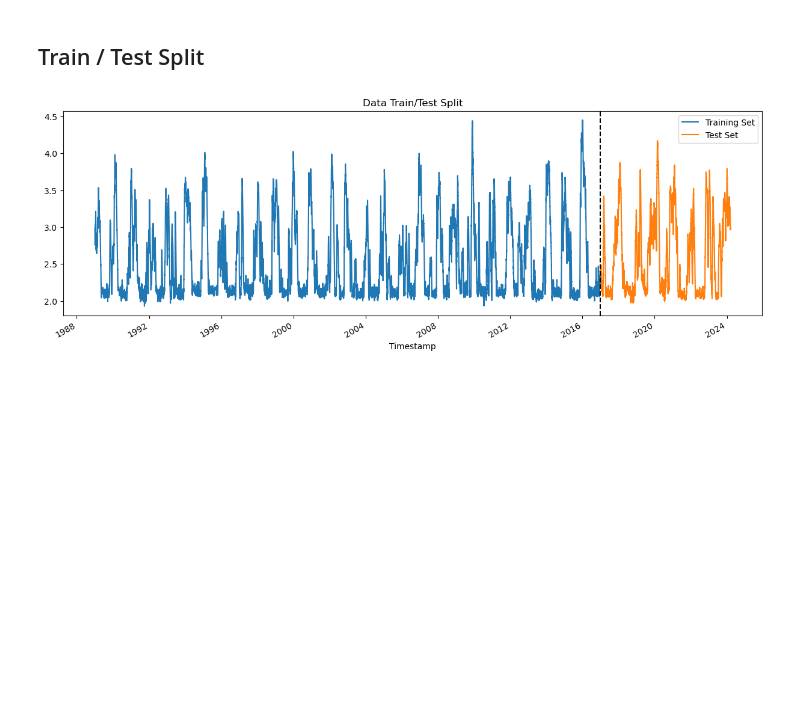
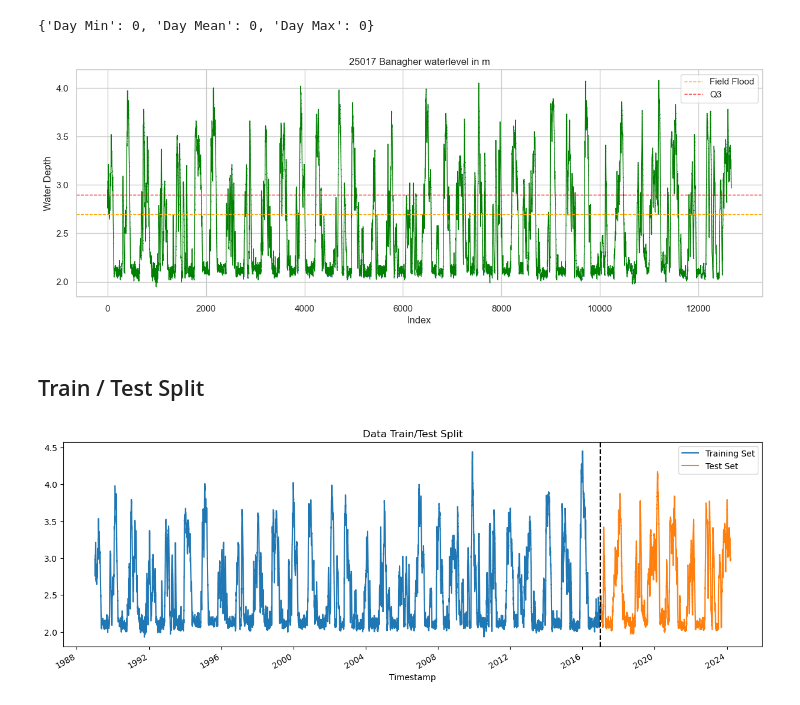
Before and after one commit to burked9/shannon-flood-piml, a Jupyter notebook: water_levels_banagher.ipynb, the cells around one changed output. Saved outputs shown, nothing was run; the diff lists cells and outputs as text; code cells hidden in the pictures; blank space fills up the shorter version.

```diff
--- a/water_levels_banagher.ipynb
+++ b/water_levels_banagher.ipynb
@@ -88,3 +167,59 @@ plt.show()
+# %%
+def drop_outliers(df_daily, scale=1.5, quantiles=(0.25, 0.75)):
+    #cleaned_df = df_daily.copy()  # Create a copy of the original DataFrame
+
+    for column in df_daily.columns:
+        series = df_daily[column]
+        (lower_bound, upper_bound) = find_outliers(series, scale, quantiles)
+
+        # Drop outliers
+        outliers_index = (series < lower_bound) | (series > upper_bound)
+        df_daily = df_daily[~outliers_index]
+
+    return df_daily
+
+df_daily = drop_outliers(df_daily)
+
+
+describe_outliers(df_daily) # now check outliers again
+# %% [output]
+{'Day Min': 0, 'Day Mean': 0, 'Day Max': 0}
+# %%
+# plot daily values now that I have dropped the outliers
+
+#df2.plot(style='.',
+#        figsize=(15,5),
+#        color=colour_pal[1],
+#        title='waterlevel in m, Dailies',
+#        markersize=1)
+#plt.show()
+
+plt.figure(figsize=(15, 5))
+
+# Resetting index to integers for plotting
+#df_daily.reset_index(inplace=True)
+
+sns.scatterplot(data=df_daily, x=df_daily.index, y='Day Mean', s=1)
+plt.plot(df_daily.index, df_daily['Day Mean'], color='green', linewidth=1)
+
+plt.axhline(y=field_flood, color='orange', linestyle='--', linewidth=1, label='Field Flood')
+
+# Calculate quartiles
+Q1 = df_daily['Day Mean'].quantile(0.25)
+Q3 = df_daily['Day Mean'].quantile(0.75)
+
+# Add quartile lines
+#plt.axhline(y=Q1, color='blue', linestyle='--', linewidth=1, label='Q1')
+plt.axhline(y=Q3, color='red', linestyle='--', linewidth=1, label='Q3')
+
+
+plt.title('25017 Banagher waterlevel in m')
+plt.xlabel('Index')
+plt.ylabel('Water Depth')
+plt.legend()
+plt.show()
+# %% [output]
+[figure, added]
 # %% [markdown]
 ## Train / Test Split
 # %%
```
Also changed, not shown: parts of 18 cells of this notebook, 4 other files.
